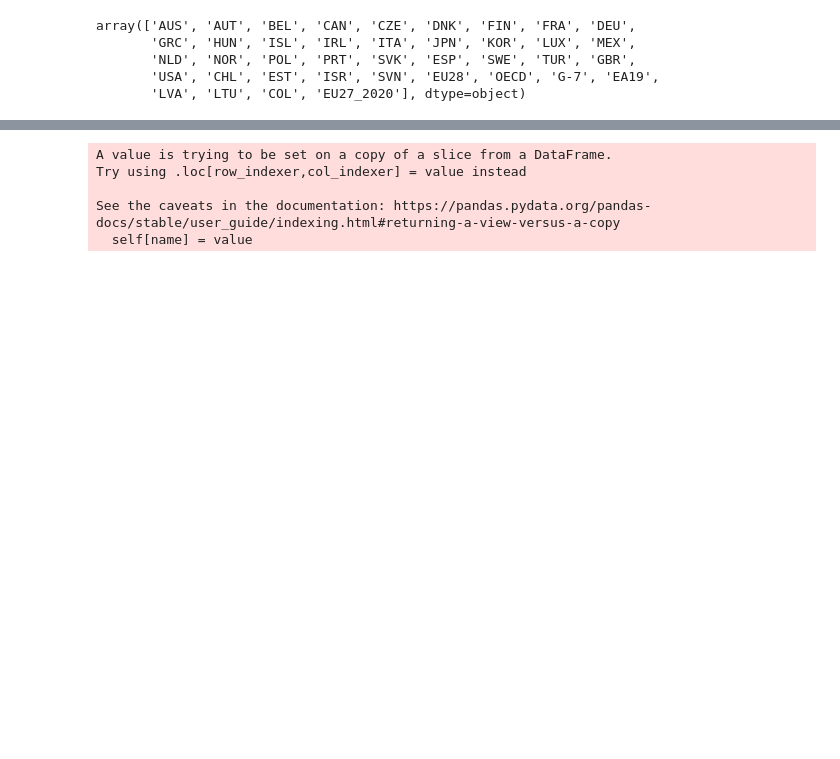
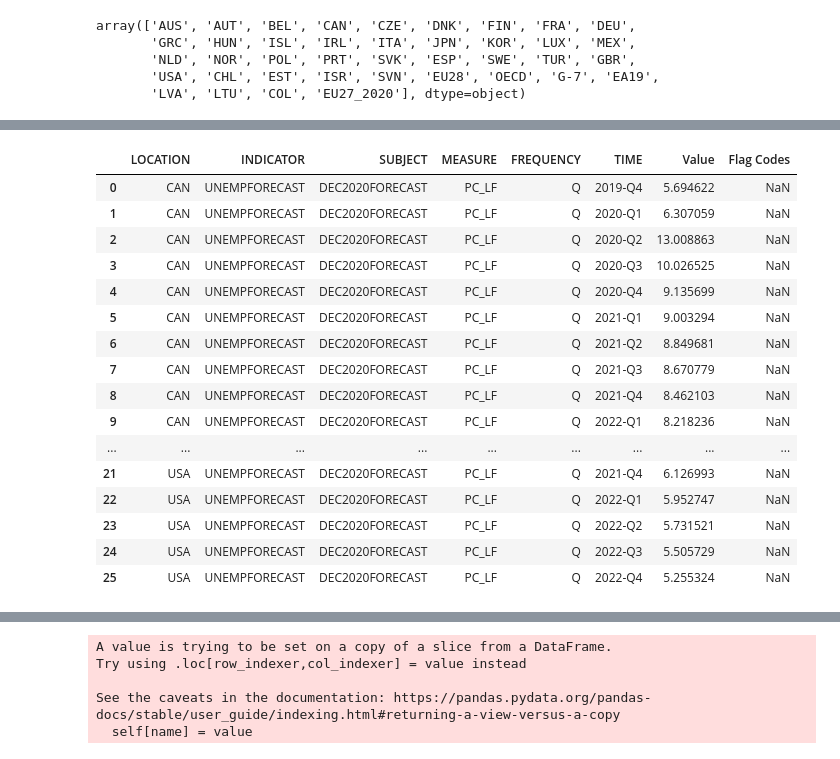
Before and after one commit to dataseal-team-6/sadnan_working, a Jupyter notebook: project2.ipynb, the cells around one changed output, grey strips where cells are left out. Saved outputs shown, nothing was run; the diff lists cells and outputs as text; code cells hidden in the pictures; blank space fills up the shorter version.

```diff
--- a/project2.ipynb
+++ b/project2.ipynb
@@ -51,0 +94,21 @@ ax.plot(df_usa.TIME, df_usa.Value, linewidth=2, alpha=0.6)
+# %%
+df2 = pd.read_csv('data/unemp_rate_forecast_oecd.csv')
+df2
+# %% [output]
+|  | LOCATION | INDICATOR | SUBJECT | MEASURE | FREQUENCY | TIME | Value | Flag Codes |
+| 0 | CAN | UNEMPFORECAST | DEC2020FORECAST | PC_LF | Q | 2019-Q4 | 5.694622 | NaN |
+| 1 | CAN | UNEMPFORECAST | DEC2020FORECAST | PC_LF | Q | 2020-Q1 | 6.307059 | NaN |
+| 2 | CAN | UNEMPFORECAST | DEC2020FORECAST | PC_LF | Q | 2020-Q2 | 13.008863 | NaN |
+| 3 | CAN | UNEMPFORECAST | DEC2020FORECAST | PC_LF | Q | 2020-Q3 | 10.026525 | NaN |
+| 4 | CAN | UNEMPFORECAST | DEC2020FORECAST | PC_LF | Q | 2020-Q4 | 9.135699 | NaN |
+| 5 | CAN | UNEMPFORECAST | DEC2020FORECAST | PC_LF | Q | 2021-Q1 | 9.003294 | NaN |
+| 6 | CAN | UNEMPFORECAST | DEC2020FORECAST | PC_LF | Q | 2021-Q2 | 8.849681 | NaN |
+| 7 | CAN | UNEMPFORECAST | DEC2020FORECAST | PC_LF | Q | 2021-Q3 | 8.670779 | NaN |
+| 8 | CAN | UNEMPFORECAST | DEC2020FORECAST | PC_LF | Q | 2021-Q4 | 8.462103 | NaN |
+| 9 | CAN | UNEMPFORECAST | DEC2020FORECAST | PC_LF | Q | 2022-Q1 | 8.218236 | NaN |
+| ... | ... | ... | ... | ... | ... | ... | ... | ... |
+| 21 | USA | UNEMPFORECAST | DEC2020FORECAST | PC_LF | Q | 2021-Q4 | 6.126993 | NaN |
+| 22 | USA | UNEMPFORECAST | DEC2020FORECAST | PC_LF | Q | 2022-Q1 | 5.952747 | NaN |
+| 23 | USA | UNEMPFORECAST | DEC2020FORECAST | PC_LF | Q | 2022-Q2 | 5.731521 | NaN |
+| 24 | USA | UNEMPFORECAST | DEC2020FORECAST | PC_LF | Q | 2022-Q3 | 5.505729 | NaN |
+| 25 | USA | UNEMPFORECAST | DEC2020FORECAST | PC_LF | Q | 2022-Q4 | 5.255324 | NaN |
```
Also changed, not shown: parts of 15 cells of this notebook, 2 other files.
